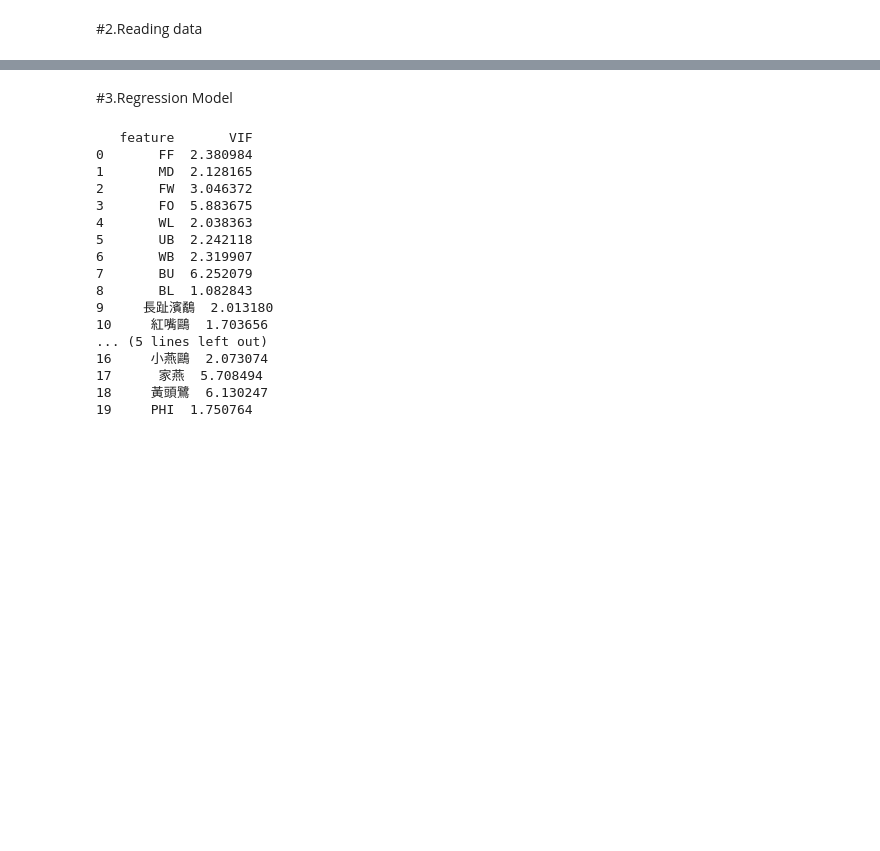
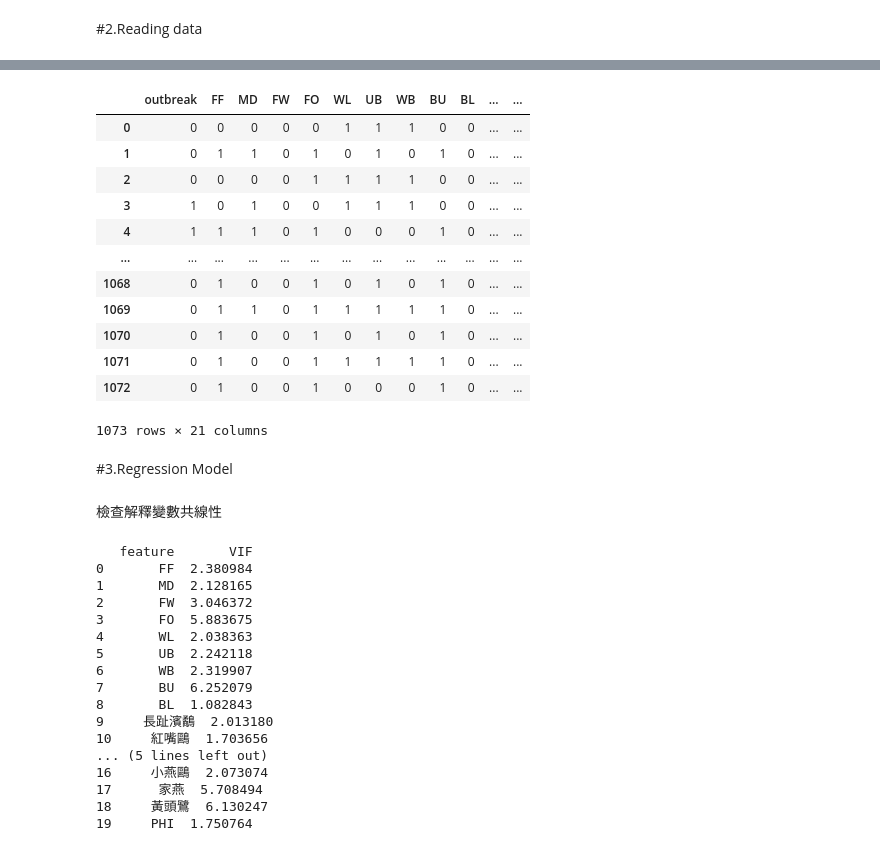
Before and after one commit to yenee/class, a Jupyter notebook: report.ipynb, the cells around one changed output, grey strips where cells are left out. Drawn from its saved outputs; the diff is of its cells as text; code cells hidden in the pictures; blank space fills up the shorter version.

```diff
--- a/report.ipynb
+++ b/report.ipynb
@@ -67,11 +67,27 @@ Saving mediandatabird.csv to mediandatabird (1).csv
 # %%
 df = pd.read_csv(io.BytesIO(uploaded['mediandatabird.csv']),encoding='GB18030')
 df = df.drop(columns=['id','land','water','num','Pw','Pc'])
 df.columns = ["outbreak","FF","MD","FW","FO","WL","UB","WB","BU","BL","長趾濱鷸","紅嘴鷗","小","田鷸","尖尾鴨","太平洋金斑","黑翅長腳鷸","小燕鷗","家燕","黃頭鷺","PHI"]
-
+df
 # Dataset is now stored in a Pandas Dataframe
+# %% [output]
+|  | outbreak | FF | MD | FW | FO | WL | UB | WB | BU | BL | ... | ... |
+| 0 | 0 | 0 | 0 | 0 | 0 | 1 | 1 | 1 | 0 | 0 | ... | ... |
+| 1 | 0 | 1 | 1 | 0 | 1 | 0 | 1 | 0 | 1 | 0 | ... | ... |
+| 2 | 0 | 0 | 0 | 0 | 1 | 1 | 1 | 1 | 0 | 0 | ... | ... |
+| 3 | 1 | 0 | 1 | 0 | 0 | 1 | 1 | 1 | 0 | 0 | ... | ... |
+| 4 | 1 | 1 | 1 | 0 | 1 | 0 | 0 | 0 | 1 | 0 | ... | ... |
+| ... | ... | ... | ... | ... | ... | ... | ... | ... | ... | ... | ... | ... |
+| 1068 | 0 | 1 | 0 | 0 | 1 | 0 | 1 | 0 | 1 | 0 | ... | ... |
+| 1069 | 0 | 1 | 1 | 0 | 1 | 1 | 1 | 1 | 1 | 0 | ... | ... |
+| 1070 | 0 | 1 | 0 | 0 | 1 | 0 | 1 | 0 | 1 | 0 | ... | ... |
+| 1071 | 0 | 1 | 0 | 0 | 1 | 1 | 1 | 1 | 1 | 0 | ... | ... |
+| 1072 | 0 | 1 | 0 | 0 | 1 | 0 | 0 | 0 | 1 | 0 | ... | ... |
+1073 rows × 21 columns
 # %% [markdown]
 #3.Regression Model
+# %% [markdown]
+檢查解釋變數共線性
 # %%
 X = df[["FF","MD","FW","FO","WL","UB","WB","BU","BL","長趾濱鷸","紅嘴鷗","小","田鷸","尖尾鴨","太平洋金斑","黑翅長腳鷸","小燕鷗","家燕","黃頭鷺","PHI"]]
 # VIF dataframe
```
Also changed, not shown: parts of 21 cells of this notebook.
